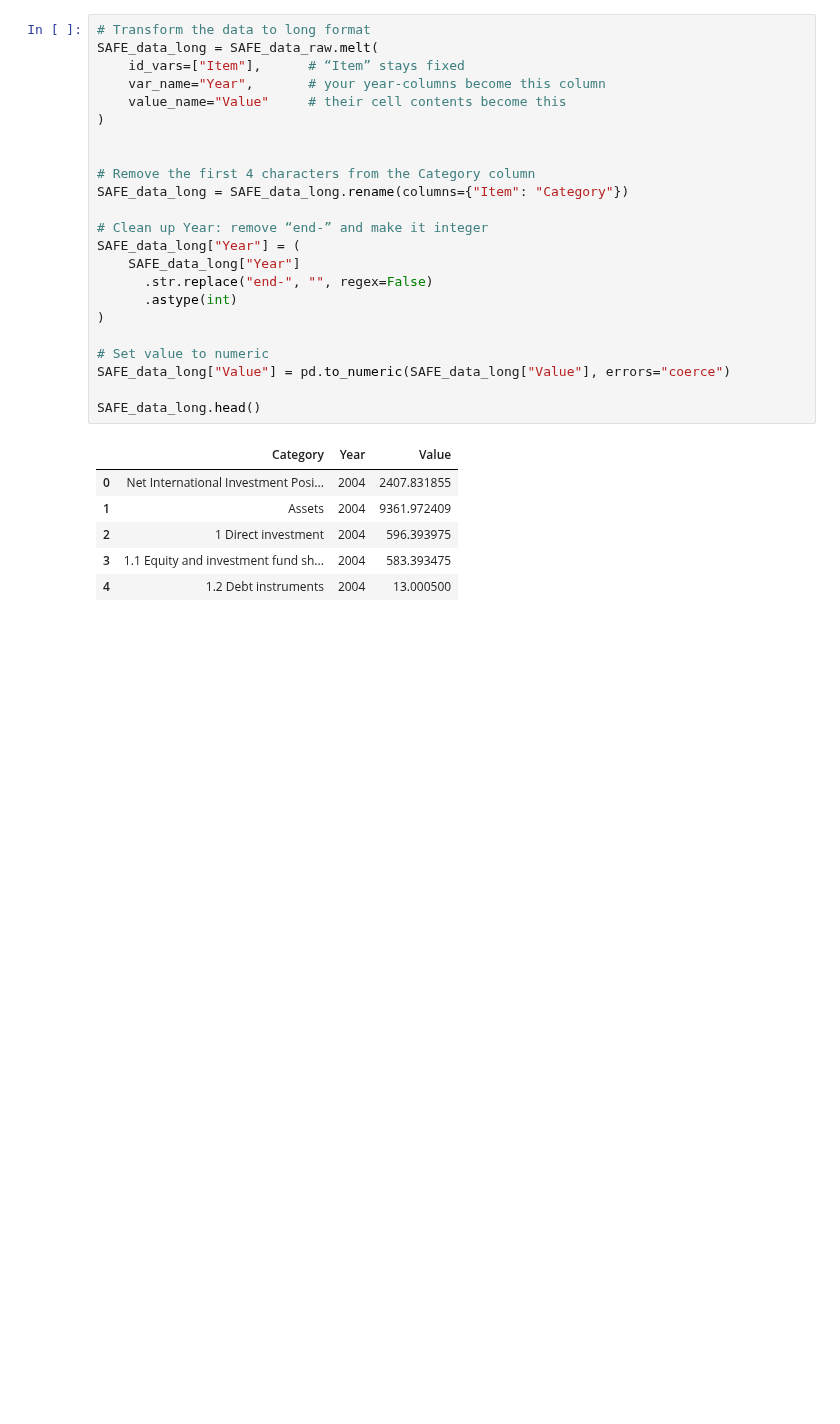
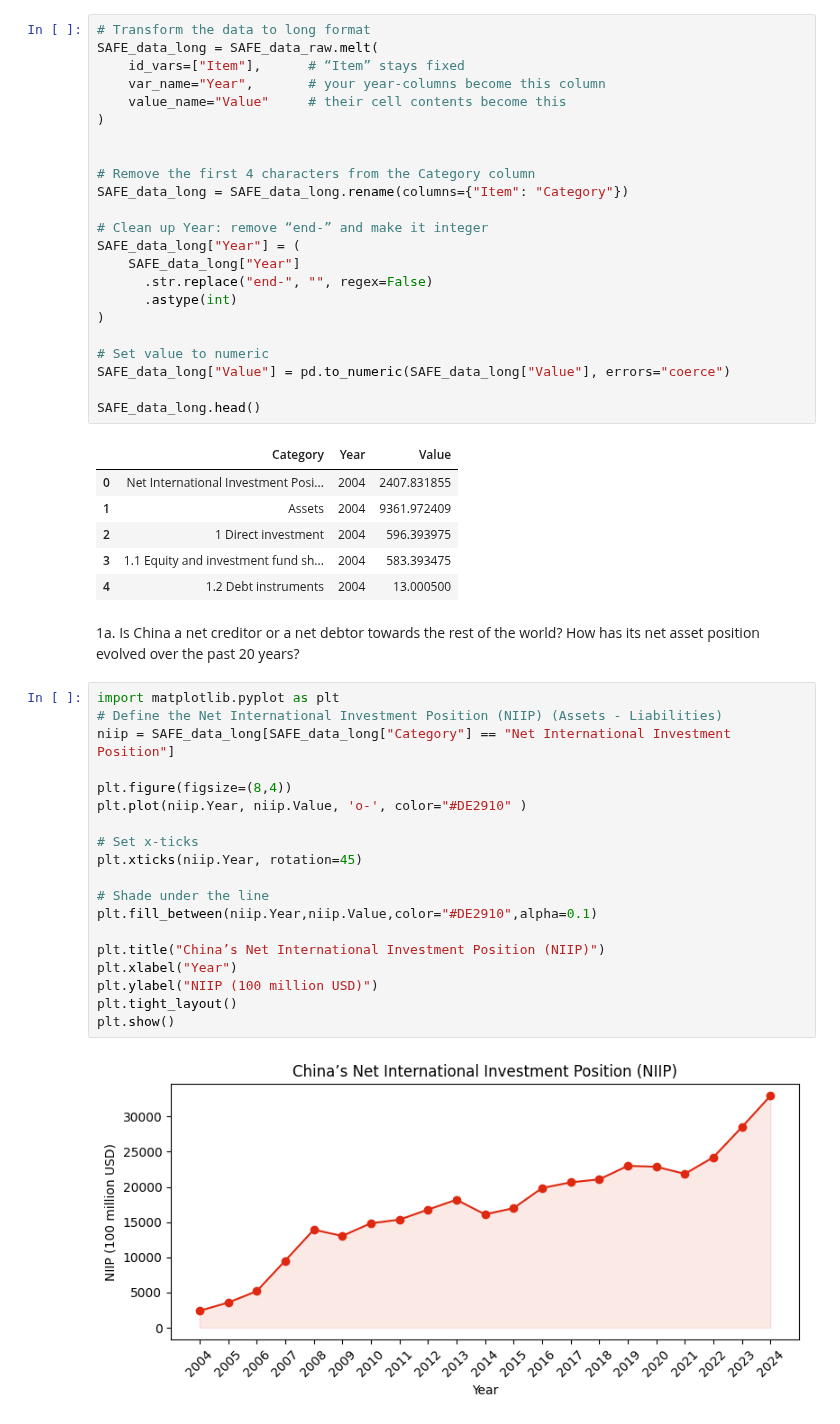
Before and after one commit to J-Wilke/Computational-Economics, a Jupyter notebook: Data Viz/China as a Global Creditor - a Data Excercise/China in the global Economy.ipynb, the cells around one changed output. Saved outputs shown, nothing was run; the diff lists cells and outputs as text; blank space fills up the shorter version.

```diff
--- a/Data Viz/China as a Global Creditor - a Data Excercise/China in the global Economy.ipynb
+++ b/Data Viz/China as a Global Creditor - a Data Excercise/China in the global Economy.ipynb
@@ -64,3 +66,26 @@ SAFE_data_long.head()
 | 2 | 1 Direct investment | 2004 | 596.393975 |
 | 3 | 1.1 Equity and investment fund sh... | 2004 | 583.393475 |
 | 4 | 1.2 Debt instruments | 2004 | 13.000500 |
+# %% [markdown]
+1a. Is China a net creditor or a net debtor towards the rest of the world? How has its net asset position evolved over the past 20 years?
+# %%
+import matplotlib.pyplot as plt
+# Define the Net International Investment Position (NIIP) (Assets - Liabilities)
+niip = SAFE_data_long[SAFE_data_long["Category"] == "Net International Investment Position"]
+
+plt.figure(figsize=(8,4))
+plt.plot(niip.Year, niip.Value, 'o-', color="#DE2910" )
+
+# Set x-ticks
+plt.xticks(niip.Year, rotation=45)
+
+# Shade under the line
+plt.fill_between(niip.Year,niip.Value,color="#DE2910",alpha=0.1)
+
+plt.title("China’s Net International Investment Position (NIIP)")
+plt.xlabel("Year")
+plt.ylabel("NIIP (100 million USD)")
+plt.tight_layout()
+plt.show()
+# %% [output]
+[figure, added]
```
Also changed, not shown: parts of 1 cell of this notebook, 2 other files.
